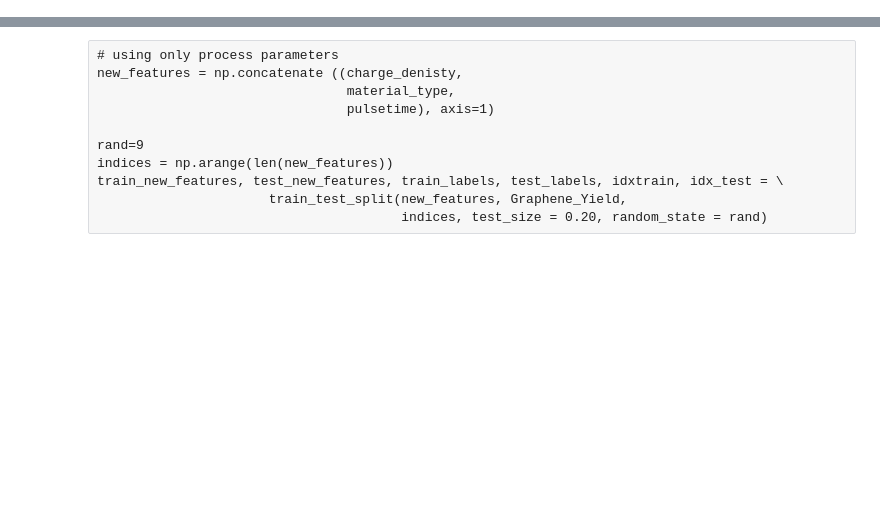
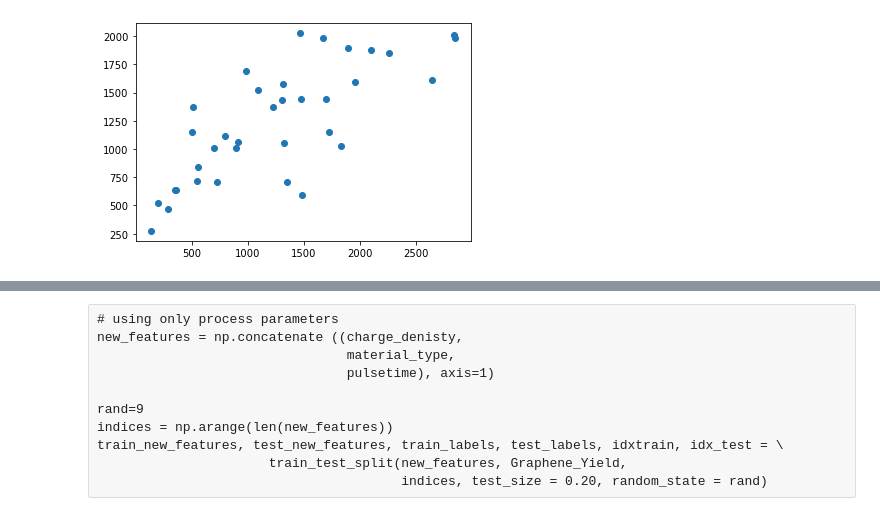
Before and after one commit to sattarik/Flash_Joule_Heating, a Jupyter notebook: RegressionAndPD_Porxyproperties_76test_80train_working.ipynb, the cells around one changed output, grey strips where cells are left out. Cells and saved outputs as stored; diff of their text form; code cells hidden in the pictures; blank space fills up the shorter version.

Commit message:
pearson r instead of r-squared

```diff
--- a/RegressionAndPD_Porxyproperties_76test_80train_working.ipynb
+++ b/RegressionAndPD_Porxyproperties_76test_80train_working.ipynb
@@ -292,7 +366,9 @@ Graphene_Yield = np.array (df['Graphene_Yield']).reshape(-1, 1)
 Pretreat_voltage = np.array (df['Pretreat_voltage']).reshape(-1, 1)
 pulsetime = np.array (df['PulseTime']).reshape(-1, 1)
 charge_denisty = np.array (df['charge_density']).reshape(-1, 1)
+heat_power = np.array (df['heat_power']).reshape(-1, 1)
 #Init_R = np.array (df['Init_R']).reshape(-1, 1)
+
 #features = np.asfarray(features)
 # %%
 # type of material
@@ -314,11 +390,12 @@ Atmosphere_vac = np.array (df['Atmosphere_vac']).reshape(-1, 1)
 
 atmosphere_type = np.concatenate ((Atmosphere_air, Atmosphere_arg, Atmosphere_vac), axis=1)
 # %%
-# proxy (current-time plot) prediction (Final_Current)
+# proxy (current-time plot) prediction (Final_Current_percent)
 new_features = np.concatenate ((charge_denisty,
+                                heat_power,
+                                pulsetime,
                                 material_type,
                                 atmosphere_type,
-                                pulsetime,
                                 Pretreat_voltage), axis=1)
 
 rand=9
@@ -326,3 +403,14 @@ indices = np.arange(len(new_features))
 train_new_features, test_new_features, train_labels, test_labels, idxtrain, idx_test = \
                       train_test_split(new_features, Final_Current_Percent,
                                        indices, test_size = 0.20, random_state = rand)
+feature_list = ['charge_denisty',
+                'heat_power',
+                'PulseTime',
+                'material_CB',
+                'material_MC',
+                'material_PA',
+                'material_TCB',
+                'Atmosphere_air',
+                'Atmosphere_arg',
+                'Atmosphere_vac',
+                'Pretreat_voltage']
@@ -328,0 +548,68 @@ train_new_features, test_new_features, train_labels, test_labels, idxtrain, idx_
+# %%
+r_squareds = list()
+r_pearsons = list()
+r_squareds_train = list()
+MAEs = list()
+MAEs_train = list()
+start = time.time()
+for random_state in range(10):
+    # after fixing the hyperparameters, train the model on all samples
+    # Instantiate model with 1000 decision tree
+    xgbr_norm_I_max = XGBRegressor(max_depth=2, n_estimators=24, gamma=0.001,
+                   learning_rate=0.116, subsample=0.75, min_child_weight=6,
+                  random_state=random_state)
+    # xgbr_norm_I_max = linear_model.BayesianRidge()
+    # xgbr_norm_I_max = XGBRegressor()
+    # Train the model on training data
+    labels = Norm_I_Max
+    xgbr_norm_I_max.fit(train_new_features, train_labels);
+
+    Norm_I_Max_test = xgbr_norm_I_max.predict(test_new_features)
+    r_squared_Norm_I_Max_test = r2_score(test_labels, Norm_I_Max_test)
+
+    test_labels_ = test_labels.reshape(test_labels.shape[0], )
+
+    Norm_I_Max_test_ = Norm_I_Max_test.reshape(Norm_I_Max_test.shape[0], )
+
+    r_pearson_Norm_I_Max_test = pearsonr(test_labels_, Norm_I_Max_test_)
+    r_pearsons.append(r_pearson_Norm_I_Max_test[0])
+    r_squareds.append(r_squared_Norm_I_Max_test)
+
+    Norm_I_Max_train = xgbr_norm_I_max.predict(train_new_features)
+    r_squared_Norm_I_Max_train = r2_score(train_labels, Norm_I_Max_train)
+    r_squareds_train.append(r_squared_Norm_I_Max_train)
+r_pearson_Norm_I_Max_test = pearsonr(test_labels_, Norm_I_Max_test_)
+print (r_pearson_Norm_I_Max_test)
+plt.scatter(test_labels_, Norm_I_Max_test_)
+print ('Average of pearson r for test', np.mean(np.array(r_pearsons)))
+print ('std of pearson 1 for test', np.std(np.array(r_pearsons)), '\n')
+
+print ('Average of r_squared for test', np.mean(np.array(r_squareds)))
+print ('std of r_squared for test', np.std(np.array(r_squareds)), '\n')
+
+print ('Average of r_squared for train', np.mean(np.array(r_squareds_train)))
+print ('std of r_squared for train', np.std(np.array(r_squareds_train)))
+
+
+
+xgbr_norm_I_max.fit(new_features, labels)
+# Use the forest's predict method on the test data
+Norm_I_Max_predicted = xgbr_norm_I_max.predict(new_features)
+# Calculate the absolute errors
+errors = abs(Norm_I_Max_predicted - Norm_I_Max)
+# Print out the mean absolute error (mae)
+print('Mean Absolute Error:', round(np.mean(errors), 4), 'units.')
+
+r_squared_Norm_I_Max_all = r2_score(Norm_I_Max, Norm_I_Max_predicted)
+print('r2 score = ', r_squared_Norm_I_Max_all)
+
+# Use the forest's predict method on the test data
+Norm_I_Max_test = xgbr_norm_I_max.predict(test_new_features)
+# Calculate the absolute errors
+errors_test = abs(Norm_I_Max_test - test_labels)
+# Print out the mean absolute error (mae)
+print('Mean Absolute Error:', round(np.mean(errors_test), 4), 'units.')
+
+r_squared_Norm_I_Max_test = r2_score(test_labels, Norm_I_Max_test)
+print('r2 score = ', r_squared_Norm_I_Max_test)
+# %% [output]
@@ -328,0 +629 @@ train_new_features, test_new_features, train_labels, test_labels, idxtrain, idx_
+[figure, added]
```
Also changed, not shown: parts of 52 cells of this notebook, 5 other files.
